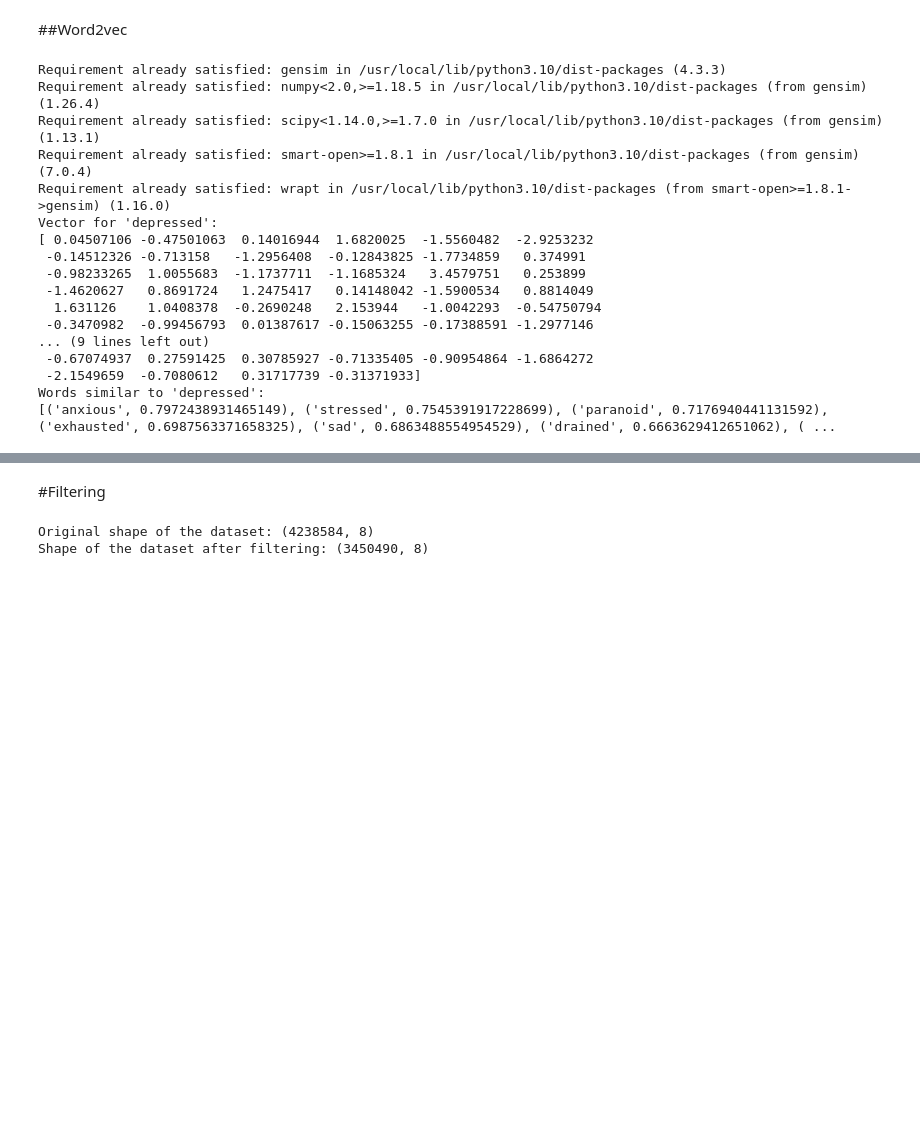
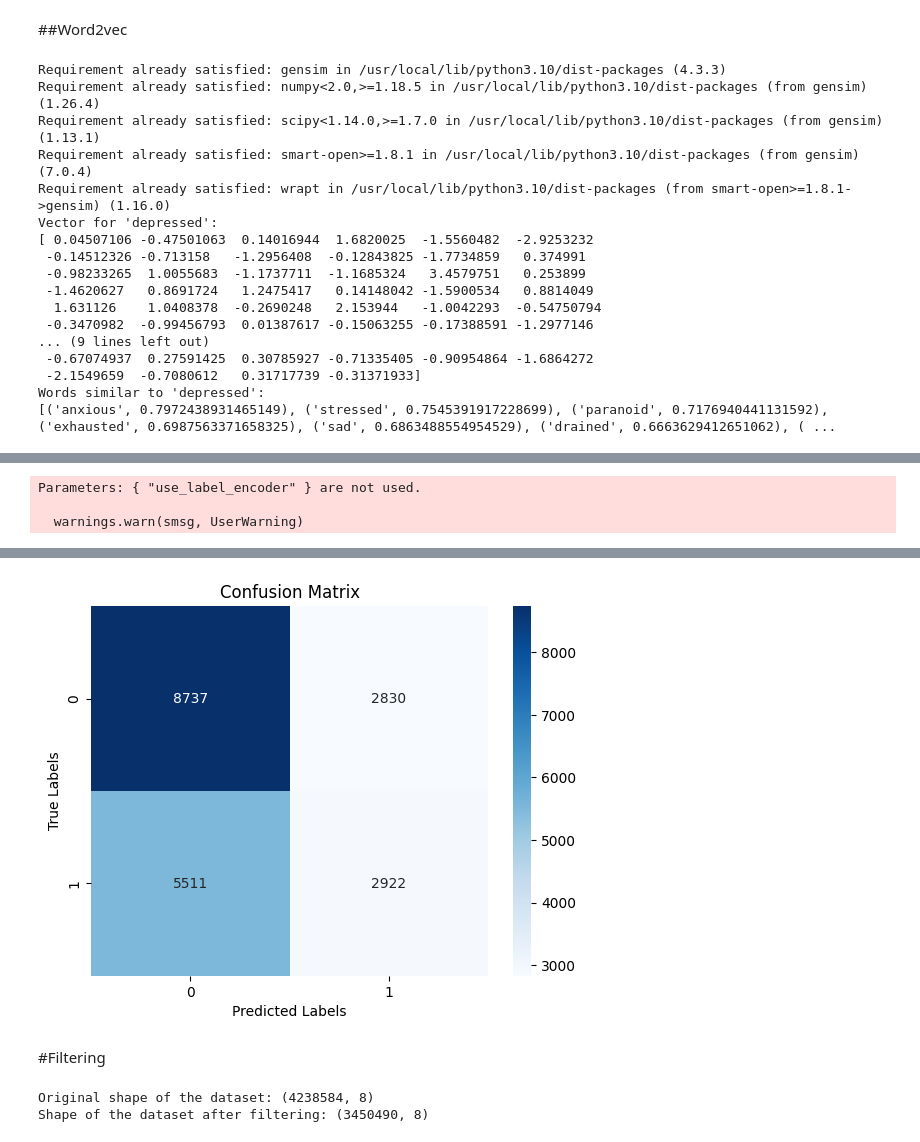
Before and after one commit to 2312043/2312043.github.io, a Jupyter notebook: dissertation.ipynb, the cells around one changed output, grey strips where cells are left out. Saved outputs shown, nothing was run; the diff lists cells and outputs as text; code cells hidden in the pictures; blank space fills up the shorter version.

```diff
--- a/dissertation.ipynb
+++ b/dissertation.ipynb
@@ -488,0 +755,72 @@ Words similar to 'depressed':
+# %%
+!pip install xgboost
+import pandas as pd
+import numpy as np
+from gensim.models import Word2Vec
+from sklearn.model_selection import train_test_split, StratifiedKFold, cross_val_score
+from xgboost import XGBClassifier
+from sklearn.decomposition import PCA
+from sklearn.metrics import accuracy_score, classification_report, confusion_matrix
+import seaborn as sns
+import matplotlib.pyplot as plt
+
+# Load and shuffle data
+df = pd.read_csv('/content/drive/MyDrive/Dissertation/featured_data.csv')
+df = df.sample(frac=1, random_state=42).reset_index(drop=True)
+
+df = df.head(100000)
+
+# Load pre-trained Word2Vec model
+model = Word2Vec.load("/content/drive/MyDrive/Dissertation/word2vecs.model")
+
+# Function to compute Word2Vec vector for a sentence
+def compute_word2vec_vector(text, model):
+    if isinstance(text, str):
+        words = text.split()
+        word_vectors = [model.wv[word] for word in words if word in model.wv]
+        if word_vectors:
+            return np.mean(word_vectors, axis=0)
+        else:
+            return np.zeros(model.vector_size)
+    else:
+        return np.zeros(model.vector_size)
+
+# Compute Word2Vec vectors and combine with sentiment scores
+df['word2vec_vector'] = df['lemmatized_text'].apply(lambda text: compute_word2vec_vector(text, model))
+df['combined_features'] = df.apply(lambda row: np.concatenate([row['word2vec_vector'],
+                                                               [row['compound_score'],
+                                                                row['positive_score'],
+                                                                row['negative_score'],
+                                                                row['neutral_score']]]), axis=1)
+
+# Convert list of arrays to a 2D array
+X = np.stack(df['combined_features'].values)
+y = df['labels'].values
+
+# Optional: Reduce dimensionality with PCA
+pca = PCA(n_components=50)  # Adjust the number of components
+X_reduced = pca.fit_transform(X)
+
+
+# Split the data
+X_train, X_test, y_train, y_test = train_test_split(X_reduced, y, test_size=0.2, random_state=42)
+
+# Train the XGBoost model
+model_xgb = XGBClassifier(use_label_encoder=False, eval_metric='mlogloss', random_state=42)
+model_xgb.fit(X_train, y_train)
+
+# Predict and evaluate
+y_pred = model_xgb.predict(X_test)
+accuracy = accuracy_score(y_test, y_pred)
+print(f"\nModel Accuracy with XGBoost: {accuracy:.4f}\n")
+print("Classification Report:")
+print(classification_report(y_test, y_pred))
+
+# Confusion Matrix
+conf_matrix = confusion_matrix(y_test, y_pred)
+sns.heatmap(conf_matrix, annot=True, fmt='d', cmap='Blues')
+plt.xlabel('Predicted Labels')
+plt.ylabel('True Labels')
+plt.title('Confusion Matrix')
+plt.show()
+# %% [output]
@@ -488,0 +831,3 @@ Words similar to 'depressed':
+Parameters: { "use_label_encoder" } are not used.
+
+  warnings.warn(smsg, UserWarning)
@@ -489,3 +845,4 @@ Words similar to 'depressed':
+[figure, added]
 # %% [markdown]
 #Filtering
 # %%
```
Also changed, not shown: parts of 11 cells of this notebook.
